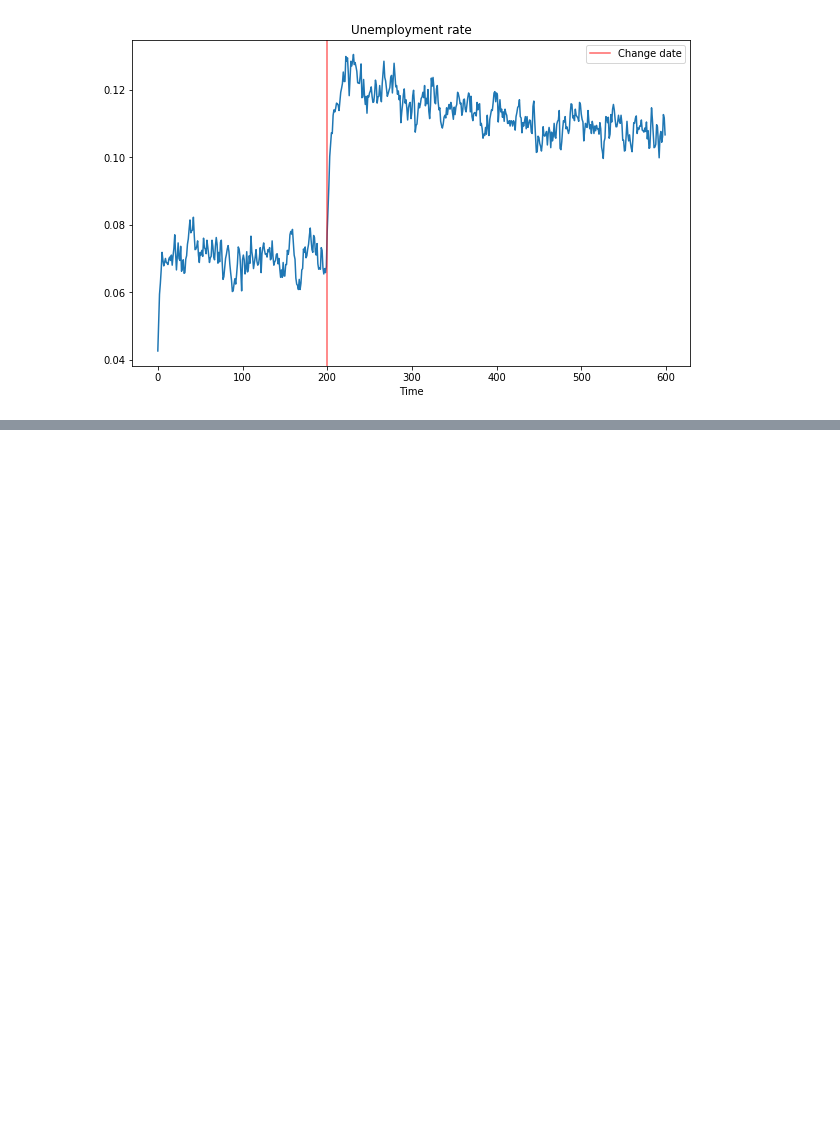
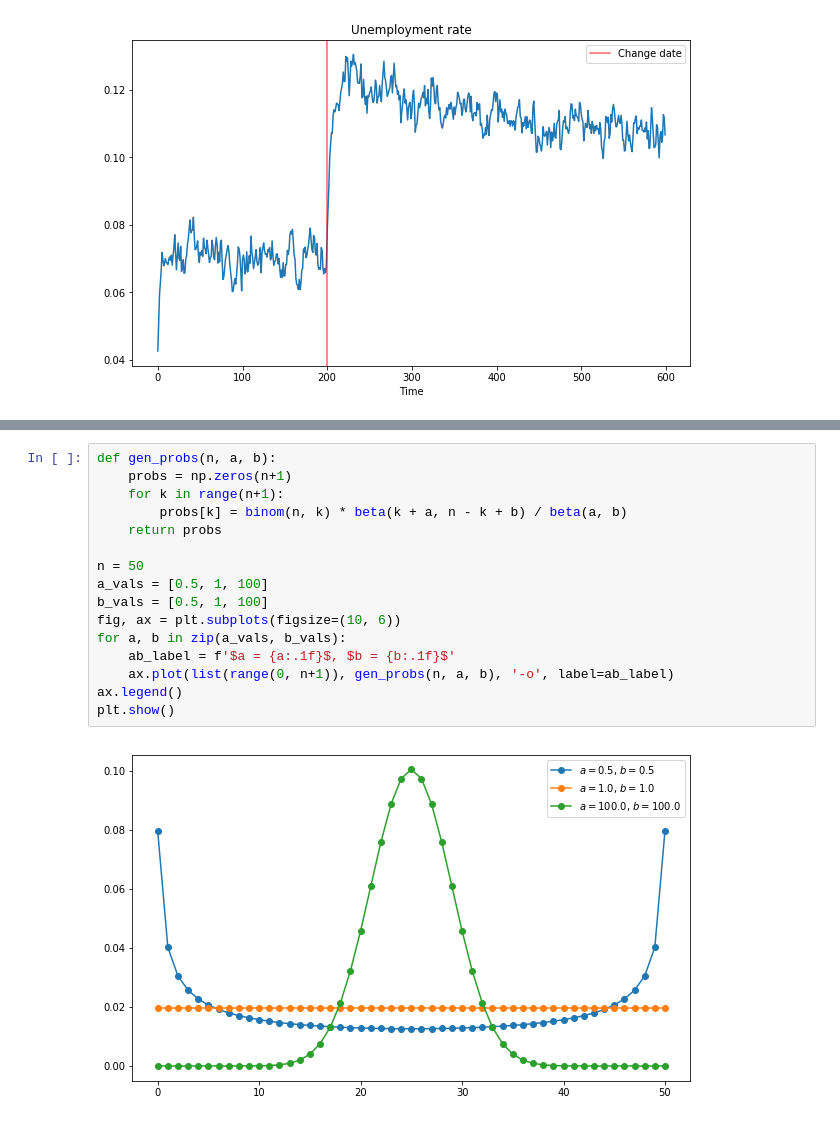
Before and after one commit to PanPip/QuantEcon_Tasks, a Jupyter notebook: Dynamic_programming.ipynb, the cells around one changed output, grey strips where cells are left out. Drawn from its saved outputs; the diff is of its cells as text; blank space fills up the shorter version.

```diff
--- a/Dynamic_programming.ipynb
+++ b/Dynamic_programming.ipynb
@@ -1229,0 +1242,18 @@ plt.show()
+# %%
+def gen_probs(n, a, b):
+    probs = np.zeros(n+1)
+    for k in range(n+1):
+        probs[k] = binom(n, k) * beta(k + a, n - k + b) / beta(a, b)
+    return probs
+
+n = 50
+a_vals = [0.5, 1, 100]
+b_vals = [0.5, 1, 100]
+fig, ax = plt.subplots(figsize=(10, 6))
+for a, b in zip(a_vals, b_vals):
+    ab_label = f'$a = {a:.1f}$, $b = {b:.1f}$'
+    ax.plot(list(range(0, n+1)), gen_probs(n, a, b), '-o', label=ab_label)
+ax.legend()
+plt.show()
+# %% [output]
+[figure, added]
```
Also changed, not shown: parts of 7 cells of this notebook.
